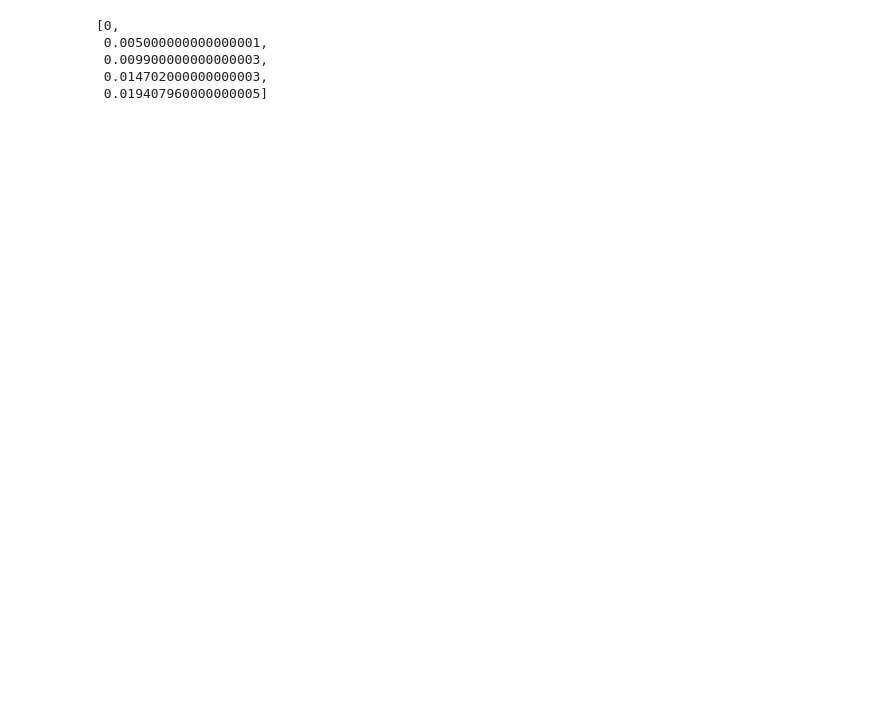
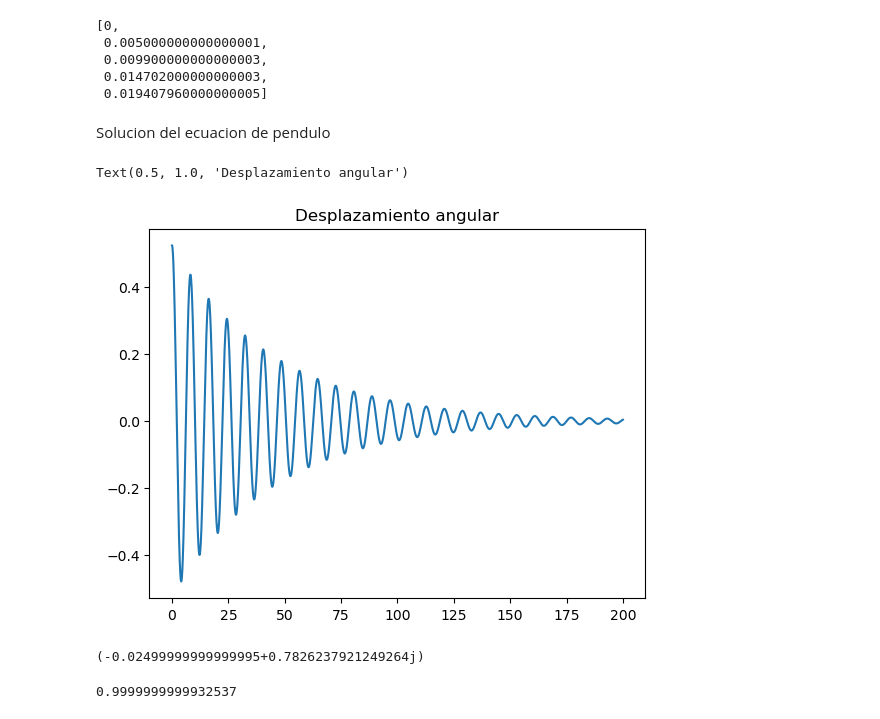
Before and after one commit to cjuarezramos/MMS022024, a Jupyter notebook: ej0829_slnmnedo.ipynb, the cells around one changed output. Drawn from its saved outputs; the diff is of its cells as text; code cells hidden in the pictures; blank space fills up the shorter version.

Commit message:
ejercicio pendulo

```diff
--- a/ej0829_slnmnedo.ipynb
+++ b/ej0829_slnmnedo.ipynb
@@ -44,0 +41,47 @@ f=0.1
+# %% [markdown]
+Solucion del ecuacion de pendulo
+# %%
+# Parametros del sistema
+import math
+M = 12
+B = 0.6
+g = 9.81
+l = 16
+
+# Simulacion
+tfin = 200
+h = 0.01
+
+# variables informaticas
+t = []
+x1 = []
+x2 = []
+
+# CI
+th0=3.1416/6
+w0 = 0
+
+t.append(0)
+x1.append(th0)
+x2.append(w0)
+
+n = round(tfin/h)
+Tin = 0
+for k in range(n):
+    t.append(t[k] + h)
+    x1.append(x1[k] + h*x2[k])
+    x2.append(x2[k] + h * (-B/M*x2[k] - g/l* math.sin(x1[k]) + 1/l*Tin))
+
+plt.plot(t,x1)
+plt.title("Desplazamiento angular")
+# %% [output]
+Text(0.5, 1.0, 'Desplazamiento angular')
+[figure, added]
+# %%
+-B/2/M + (B**2/M**2/4-g/l)**0.5
+# %% [output]
+(-0.02499999999999995+0.7826237921249264j)
+# %%
+math.sin(3.1416/2)
+# %% [output]
+0.9999999999932537
```
Also changed, not shown: parts of 4 cells of this notebook, 1 other file.
